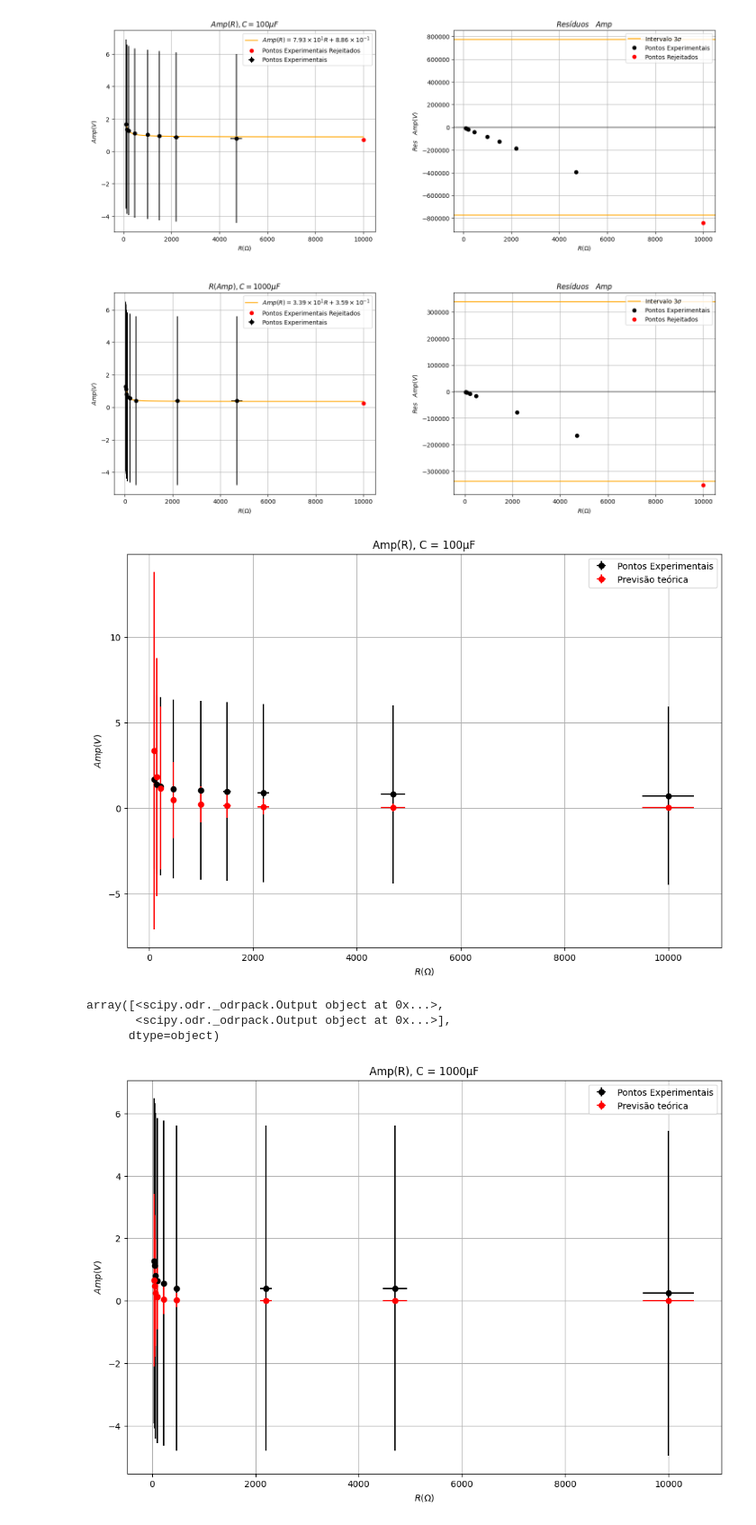
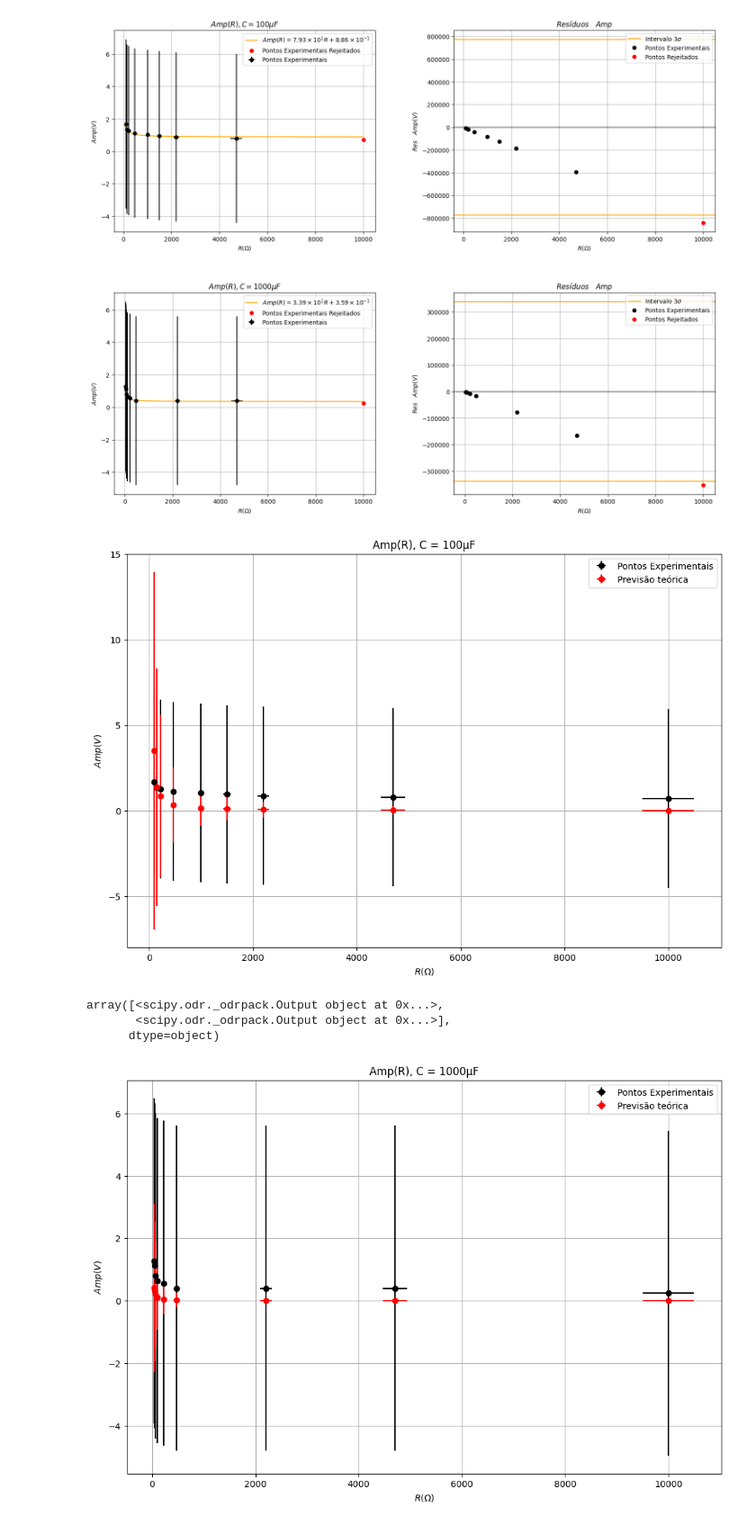
Before and after one commit to tivg0/labs-II, a Jupyter notebook: eletr/semana2/Fontes.ipynb, the cells around one changed output. Shown at 90% size. Drawn from its saved outputs; the diff is of its cells as text; code cells hidden in the pictures.

```diff
--- a/eletr/semana2/Fontes.ipynb
+++ b/eletr/semana2/Fontes.ipynb
@@ -14,21 +16,21 @@ freq = 50
 # %%
-R100B, uR100B, amp100B, uAmp100B, peak100, uPeak100, iAC100, uIAC100, iDC100, uIDC100, R1000B, uR1000B, amp1000B, uAmp1000B, peak1000, uPeak1000, iAC1000, uIAC1000, iDC1000, uIDC1000 = getData("dados3.txt",skip=0)
+R100B, uR100B, amp100B, uAmp100B, peak100B, uPeak100B, iAC100B, uIAC100B, iDC100B, uIDC100B, R1000B, uR1000B, amp1000B, uAmp1000B, peak1000B, uPeak1000B, iAC1000B, uIAC1000B, iDC1000B, uIDC1000B = getData("dados3.txt",skip=0)
 
 mask = np.isnan(amp1000B)
-R1000B, uR1000B, amp1000B, uAmp1000B, peak1000, uPeak1000, iAC1000, uIAC1000, iDC1000, uIDC1000 = R1000B[~mask], uR1000B[~mask], amp1000B[~mask], uAmp1000B[~mask], peak1000[~mask], uPeak1000[~mask], iAC1000[~mask], uIAC1000[~mask], iDC1000[~mask], uIDC1000[~mask]
+R1000B, uR1000B, amp1000B, uAmp1000B, peak1000B, uPeak1000B, iAC1000B, uIAC1000B, iDC1000B, uIDC1000B = R1000B[~mask], uR1000B[~mask], amp1000B[~mask], uAmp1000B[~mask], peak1000B[~mask], uPeak1000B[~mask], iAC1000B[~mask], uIAC1000B[~mask], iDC1000B[~mask], uIDC1000B[~mask]
 
-R100B, amp100B, uR100B, uAmp100B = R100B[1:-5], amp100B[1:-5], uR100B[1:-5], uAmp100B[1:-5]
+R100B, amp100B, uR100B, uAmp100B, peak100B, uPeak100B, iAC100B, uIAC100B, iDC100B, uIDC100B = R100B[1:-5], amp100B[1:-5], uR100B[1:-5], uAmp100B[1:-5], peak100B[1:-5], uPeak100B[1:-5], iAC100B[1:-5], uIAC100B[1:-5], iDC100B[1:-5], uIDC100B[1:-5]
 
-adjusts = plotColumnReg([R100B,R1000B],[amp100B,amp1000B],[uR100B,uR1000B],[uAmp100B,uAmp1000B],["Amp(R), C=100 μF","R(Amp), C=1000 μF"],["R(\Omega)","R(\Omega)"],["Amp(V)","Amp(V)"],f,tol=3)
+adjusts = plotColumnReg([R100B,R1000B],[amp100B,amp1000B],[uR100B,uR1000B],[uAmp100B,uAmp1000B],["Amp(R), C=100 μF","Amp(R), C=1000 μF"],["R(\Omega)","R(\Omega)"],["Amp(V)","Amp(V)"],f,tol=3)
 # %% [output]
 [figure]
 # %%
-ampT100B = amp100B/(freq*R100B*100e-6)
-uAmpT100B = np.sqrt((uAmp100B/(freq*R100B*100e-6))**2+(amp100B/(freq*R100B**2*100e-6)*uR100B)**2)
+ampT100B = peak100B/(freq*R100B*100e-6)
+uAmpT100B = np.sqrt((uPeak100B/(freq*R100B*100e-6))**2+(peak100B/(freq*R100B**2*100e-6)*uR100B)**2)
 
 plotMultipleReg([R100B,R100B],[amp100B,ampT100B],[uR100B,uR100B],[uAmp100B,uAmpT100B],"Amp(R), C = 100μF","R(\Omega)","Amp(V)",["black","red"],["Pontos Experimentais", "Previsão teórica"],False)
 # %% [output]
-[figure, old version]
+[figure, new version]
 array([<scipy.odr._odrpack.Output object at 0x...>,
        <scipy.odr._odrpack.Output object at 0x...>],
       dtype=object)
```
Also changed, not shown: parts of 11 cells of this notebook.
